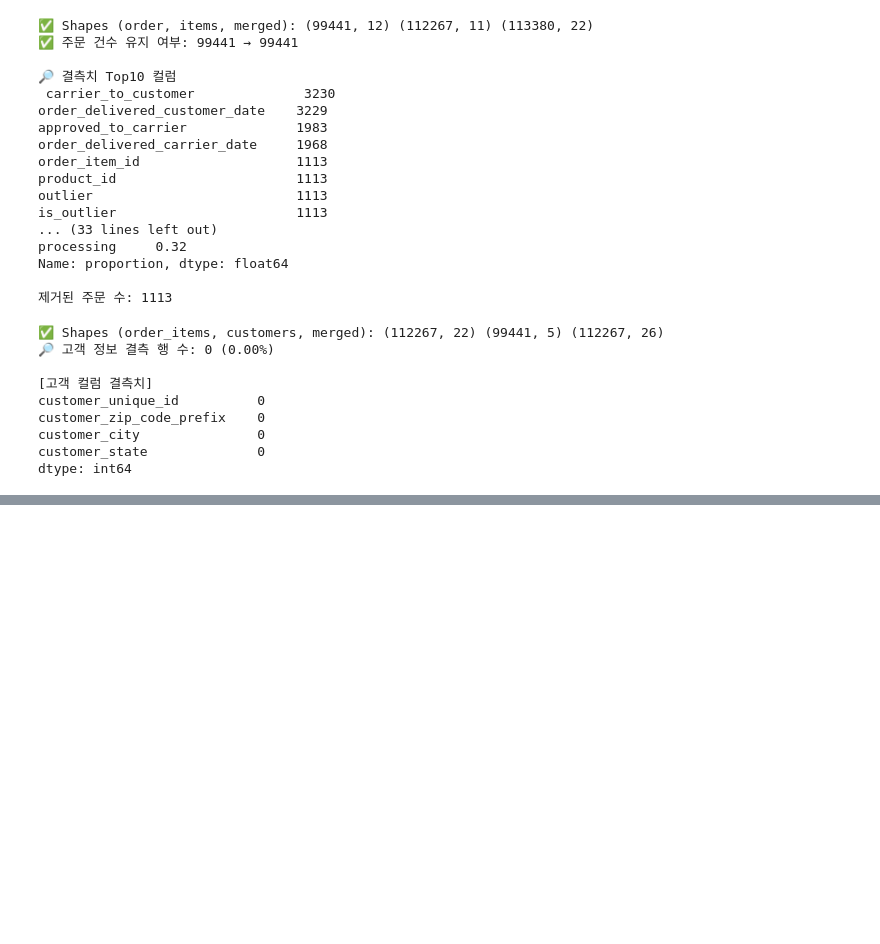
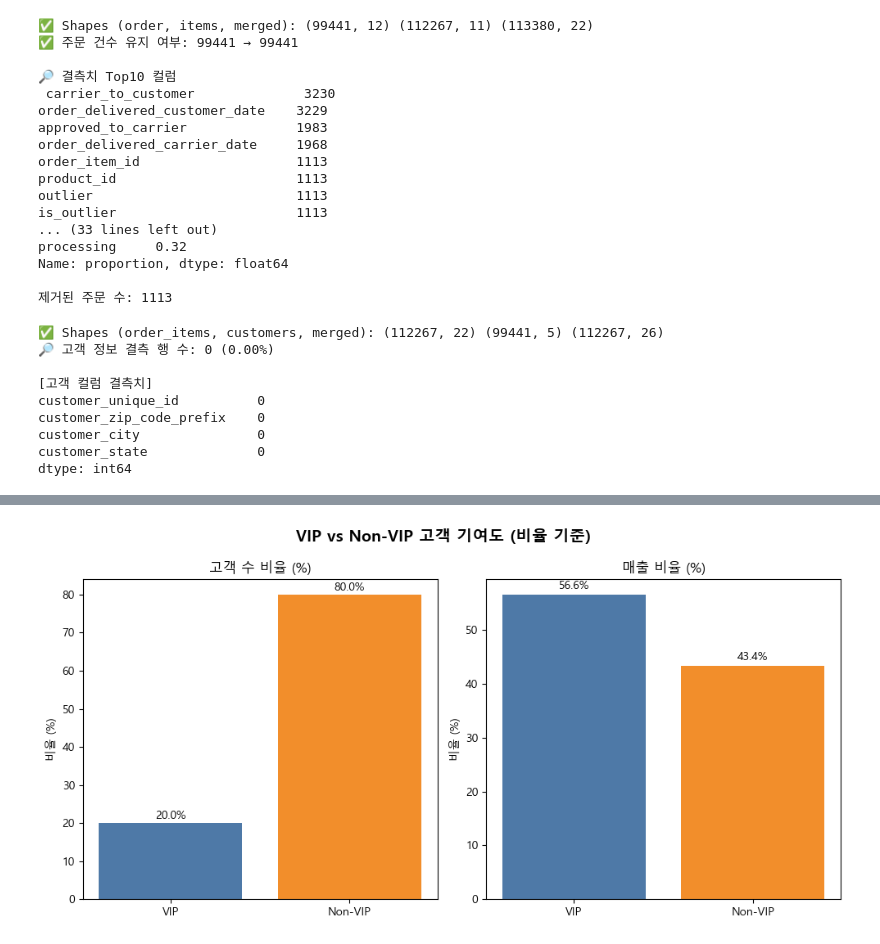
Before and after one commit to hhayan/project_olist_ecommerce, a Jupyter notebook: pro1.ipynb, the cells around one changed output, grey strips where cells are left out. Drawn from its saved outputs; the diff is of its cells as text; code cells hidden in the pictures; blank space fills up the shorter version.

```diff
--- a/pro1.ipynb
+++ b/pro1.ipynb
@@ -955,0 +963,75 @@ abaiara                194.5        1.0     166.1
+# %%
+## 1. 전체 매출 대비 고객 등급별 매출 비율
+segment_sales = (
+    rfm.groupby('Segment')['Monetary']
+    .sum()
+    .sort_values(ascending=False)
+)
+total_sales = segment_sales.sum()
+segment_sales_ratio = (segment_sales / total_sales) * 100
+
+print("=== 전체 매출 대비 고객 등급별 매출 비율 (%) ===")
+print(segment_sales_ratio.round(2))
+
+## 2. 고객 등급별 평균 구매액
+segment_avg_purchase = (
+    rfm.groupby('Segment')['Monetary']
+    .mean()
+    .sort_values(ascending=False)
+)
+print("\n=== 고객 등급별 평균 구매액 ===")
+print(segment_avg_purchase.round(2))
+
+##3. VIP고객 매출액 비율
+# VIP 기준: 상위 20% 지출 고객
+threshold = rfm['Monetary'].quantile(0.80)
+rfm['is_VIP'] = (rfm['Monetary'] >= threshold).astype(int)
+vip_customers = rfm[rfm['is_VIP'] == 1]
+vip_count = vip_customers.shape[0]
+total_count = rfm.shape[0]
+
+vip_sales = vip_customers['Monetary'].sum()
+total_sales = rfm['Monetary'].sum()
+
+print("=== VIP 고객 (상위 20% 지출) 현황 ===")
+print(f"VIP 고객 수: {vip_count} / 전체 고객 수: {total_count} ({vip_count/total_count*100:.2f}%)")
+print(f"VIP 매출: {vip_sales:,.2f} / 전체 매출: {total_sales:,.2f} ({vip_sales/total_sales*100:.2f}%)")
+
+# 시각화
+plt.rcParams['font.family'] = 'Malgun Gothic'
+plt.rcParams['axes.unicode_minus'] = False
+# VIP / Non-VIP 데이터
+vip_count = rfm[rfm['is_VIP'] == 1].shape[0]
+nonvip_count = rfm[rfm['is_VIP'] == 0].shape[0]
+
+vip_sales = rfm.loc[rfm['is_VIP'] == 1, 'Monetary'].sum()
+nonvip_sales = rfm.loc[rfm['is_VIP'] == 0, 'Monetary'].sum()
+
+# 비율 계산
+count_ratio = [vip_count / (vip_count + nonvip_count) * 100,
+               nonvip_count / (vip_count + nonvip_count) * 100]
+sales_ratio = [vip_sales / (vip_sales + nonvip_sales) * 100,
+               nonvip_sales / (vip_sales + nonvip_sales) * 100]
+
+labels = ['VIP', 'Non-VIP']
+
+fig, axes = plt.subplots(1, 2, figsize=(10, 5))
+
+# 고객 수 비율
+axes[0].bar(labels, count_ratio, color=['#4e79a7', '#f28e2b'])
+axes[0].set_title("고객 수 비율 (%)")
+axes[0].set_ylabel("비율 (%)")
+for i, v in enumerate(count_ratio):
+    axes[0].text(i, v + 1, f"{v:.1f}%", ha='center')
+
+# 매출 비율
+axes[1].bar(labels, sales_ratio, color=['#4e79a7', '#f28e2b'])
+axes[1].set_title("매출 비율 (%)")
+axes[1].set_ylabel("비율 (%)")
+for i, v in enumerate(sales_ratio):
+    axes[1].text(i, v + 1, f"{v:.1f}%", ha='center')
+
+plt.suptitle("VIP vs Non-VIP 고객 기여도 (비율 기준)", fontsize=14, fontweight="bold")
+plt.tight_layout()
+plt.show()
+# %% [output]
@@ -955,0 +1052 @@ abaiara                194.5        1.0     166.1
+[figure, added]
```
Also changed, not shown: parts of 7 cells of this notebook.
